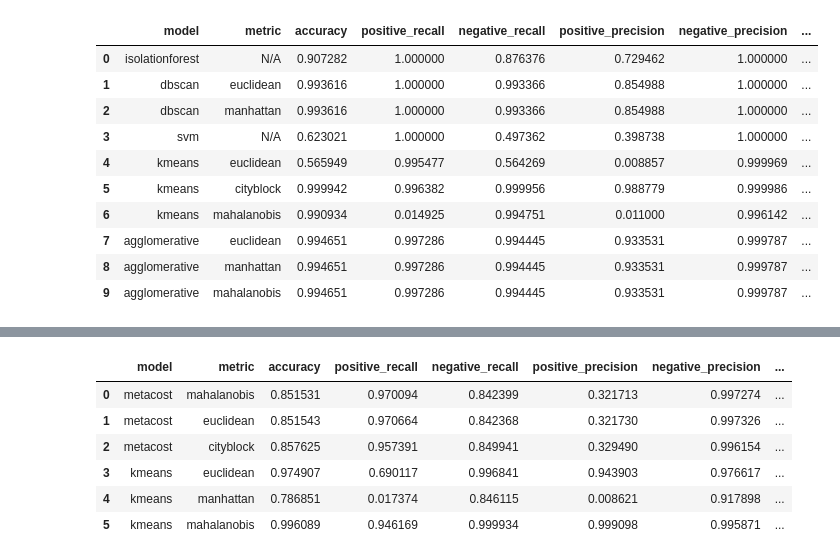
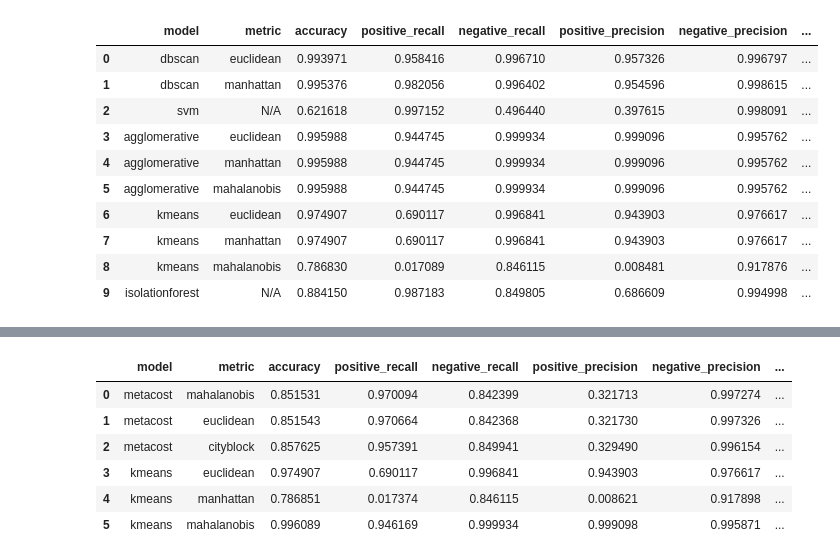
Before and after one commit to jnachyla/unsandet, a Jupyter notebook: zum_proj2.ipynb, the cells around one changed output, grey strips where cells are left out. Drawn from its saved outputs; the diff is of its cells as text; code cells hidden in the pictures.

```diff
--- a/zum_proj2.ipynb
+++ b/zum_proj2.ipynb
@@ -156,14 +251,14 @@ process_files('./results/', models_excluded=['metacost'])
 # %%
-process_files('./results/', models_excluded=['metacost'])
+process_files('./results/', models_excluded=['metacost'], pdataset='shuttle')
 # %% [output]
 |  | model | metric | accuracy | positive_recall | negative_recall | positive_precision | negative_precision | ... |
-| 0 | isolationforest | N/A | 0.907282 | 1.000000 | 0.876376 | 0.729462 | 1.000000 | ... |
-| 1 | dbscan | euclidean | 0.993616 | 1.000000 | 0.993366 | 0.854988 | 1.000000 | ... |
-| 2 | dbscan | manhattan | 0.993616 | 1.000000 | 0.993366 | 0.854988 | 1.000000 | ... |
-| 3 | svm | N/A | 0.623021 | 1.000000 | 0.497362 | 0.398738 | 1.000000 | ... |
-| 4 | kmeans | euclidean | 0.565949 | 0.995477 | 0.564269 | 0.008857 | 0.999969 | ... |
-| 5 | kmeans | cityblock | 0.999942 | 0.996382 | 0.999956 | 0.988779 | 0.999986 | ... |
-| 6 | kmeans | mahalanobis | 0.990934 | 0.014925 | 0.994751 | 0.011000 | 0.996142 | ... |
-| 7 | agglomerative | euclidean | 0.994651 | 0.997286 | 0.994445 | 0.933531 | 0.999787 | ... |
-| 8 | agglomerative | manhattan | 0.994651 | 0.997286 | 0.994445 | 0.933531 | 0.999787 | ... |
-| 9 | agglomerative | mahalanobis | 0.994651 | 0.997286 | 0.994445 | 0.933531 | 0.999787 | ... |
+| 0 | dbscan | euclidean | 0.993971 | 0.958416 | 0.996710 | 0.957326 | 0.996797 | ... |
+| 1 | dbscan | manhattan | 0.995376 | 0.982056 | 0.996402 | 0.954596 | 0.998615 | ... |
+| 2 | svm | N/A | 0.621618 | 0.997152 | 0.496440 | 0.397615 | 0.998091 | ... |
+| 3 | agglomerative | euclidean | 0.995988 | 0.944745 | 0.999934 | 0.999096 | 0.995762 | ... |
+| 4 | agglomerative | manhattan | 0.995988 | 0.944745 | 0.999934 | 0.999096 | 0.995762 | ... |
+| 5 | agglomerative | mahalanobis | 0.995988 | 0.944745 | 0.999934 | 0.999096 | 0.995762 | ... |
+| 6 | kmeans | euclidean | 0.974907 | 0.690117 | 0.996841 | 0.943903 | 0.976617 | ... |
+| 7 | kmeans | manhattan | 0.974907 | 0.690117 | 0.996841 | 0.943903 | 0.976617 | ... |
+| 8 | kmeans | mahalanobis | 0.786830 | 0.017089 | 0.846115 | 0.008481 | 0.917876 | ... |
+| 9 | isolationforest | N/A | 0.884150 | 0.987183 | 0.849805 | 0.686609 | 0.994998 | ... |
```
Also changed, not shown: parts of 19 cells of this notebook, 5 other files.
